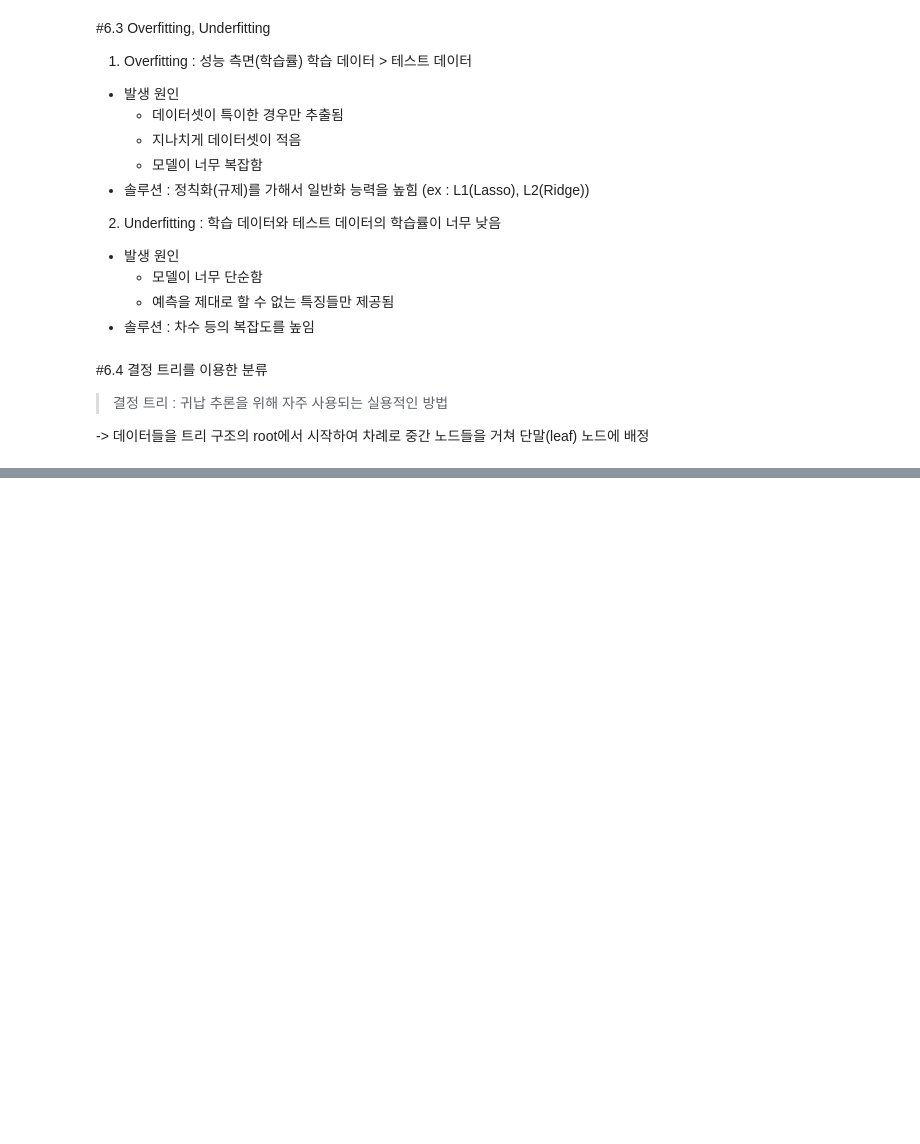
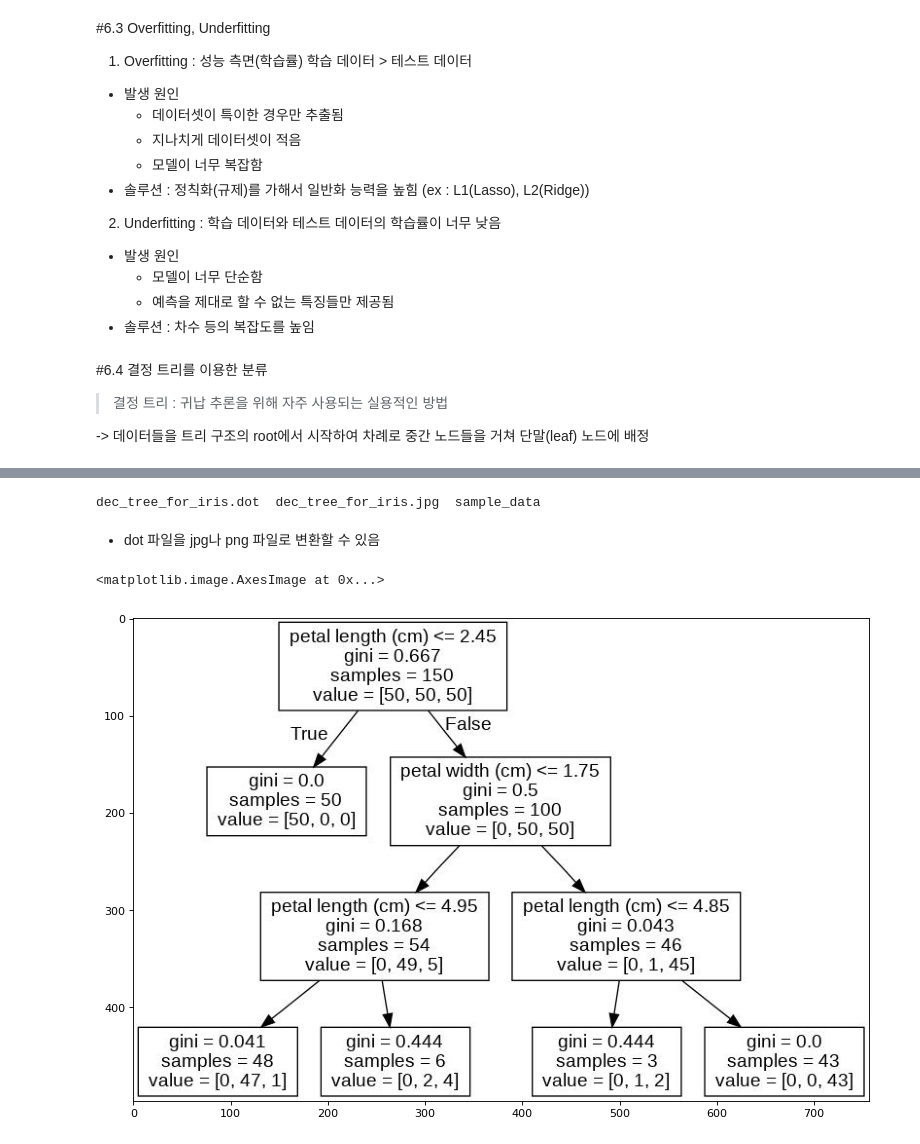
Before and after one commit to LimDoHyeon/PKNU-MachineLearning, a Jupyter notebook: [PKNU]ML_Methods(Regression,_Decision_Tree,_SVM).ipynb, the cells around one changed output, grey strips where cells are left out. Drawn from its saved outputs; the diff is of its cells as text; code cells hidden in the pictures; blank space fills up the shorter version.

```diff
--- a/[PKNU]ML_Methods(Regression,_Decision_Tree,_SVM).ipynb
+++ b/[PKNU]ML_Methods(Regression,_Decision_Tree,_SVM).ipynb
@@ -85,0 +88,32 @@ Mean squared error :  0.0006093465466390293
+# %%
+from sklearn.datasets import load_iris
+iris = load_iris()
+X, y = iris.data, iris.target
+
+from sklearn.tree import DecisionTreeClassifier
+dec_tree = DecisionTreeClassifier(max_depth = 3)
+dec_tree.fit(X, y)
+
+#export_graphviz 사용해보기
+from sklearn.tree import export_graphviz
+export_graphviz(
+    dec_tree,
+    out_file=("./dec_tree_for_iris.dot"),
+    feature_names = iris.feature_names,
+)
+
+!ls
+# %% [output]
+dec_tree_for_iris.dot  dec_tree_for_iris.jpg  sample_data
+# %% [markdown]
+- dot 파일을 jpg나 png 파일로 변환할 수 있음
+# %%
+!dot -Tjpg dec_tree_for_iris.dot -o dec_tree_for_iris.jpg
+
+import matplotlib.pyplot as plt
+dec_tree_img = plt.imread('./dec_tree_for_iris.jpg')
+plt.figure(num=None, figsize=(12, 8), dpi = 80, facecolor = 'w', edgecolor = 'k')
+plt.imshow(dec_tree_img)
+# %% [output]
+<matplotlib.image.AxesImage at 0x...>
+[figure, added]
```
Also changed, not shown: parts of 6 cells of this notebook.
